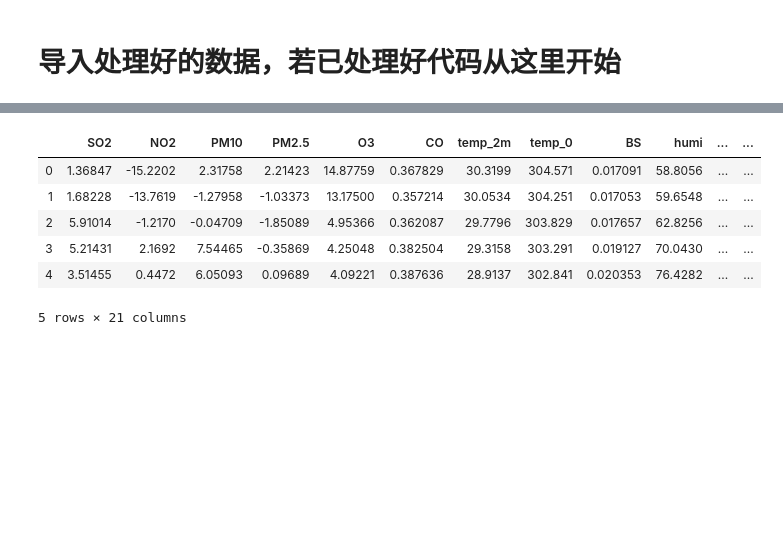
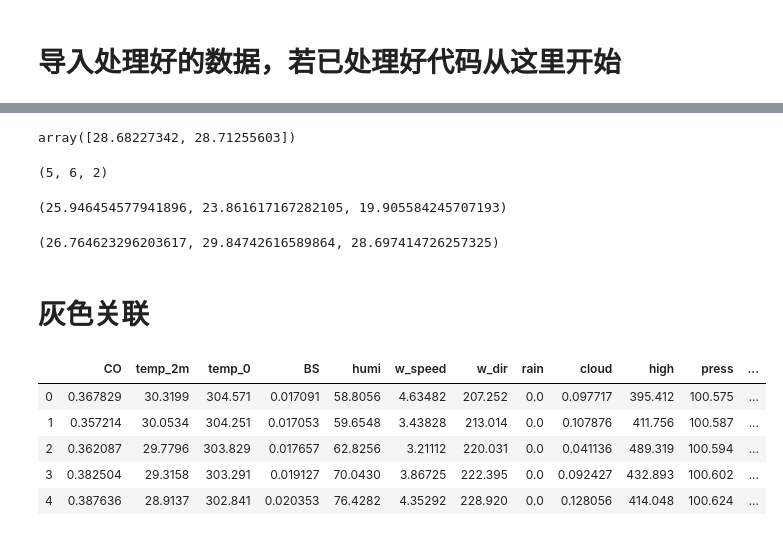
Before and after one commit to ximing766/HWB, a Jupyter notebook: 第三题.ipynb, the cells around one changed output, grey strips where cells are left out. Saved outputs shown, nothing was run; the diff lists cells and outputs as text; code cells hidden in the pictures; blank space fills up the shorter version.

```diff
--- a/第三题.ipynb
+++ b/第三题.ipynb
@@ -67,11 +751,28 @@ pol.to_csv('pollution_diff.csv')
+# %%
+result6
+# %% [output]
+array([28.68227342, 28.71255603])
+# %%
+len(result4),len(result5),len(result6)
+# %% [output]
+(5, 6, 2)
+# %%
+sum(result1)/len(result1),sum(result2)/len(result2),sum(result3)/len(result3)
+# %% [output]
+(25.946454577941896, 23.861617167282105, 19.905584245707193)
+# %%
+sum(result4)/len(result4),sum(result5)/len(result5),sum(result6)/len(result6)
+# %% [output]
+(26.764623296203617, 29.84742616589864, 28.697414726257325)
+# %% [markdown]
+#  灰色关联
 # %%
-data = pd.read_csv('pollution_diff.csv',sep=',',header=0)
+data = pd.read_csv('pollution_diff.csv',sep=',',header=0,usecols=[5,6,7,8,9,10,11,12,13,14,15,16,17,18,19,20])
 data.head()
 # %% [output]
-|  | SO2 | NO2 | PM10 | PM2.5 | O3 | CO | temp_2m | temp_0 | BS | humi | ... | ... |
-| 0 | 1.36847 | -15.2202 | 2.31758 | 2.21423 | 14.87759 | 0.367829 | 30.3199 | 304.571 | 0.017091 | 58.8056 | ... | ... |
-| 1 | 1.68228 | -13.7619 | -1.27958 | -1.03373 | 13.17500 | 0.357214 | 30.0534 | 304.251 | 0.017053 | 59.6548 | ... | ... |
-| 2 | 5.91014 | -1.2170 | -0.04709 | -1.85089 | 4.95366 | 0.362087 | 29.7796 | 303.829 | 0.017657 | 62.8256 | ... | ... |
-| 3 | 5.21431 | 2.1692 | 7.54465 | -0.35869 | 4.25048 | 0.382504 | 29.3158 | 303.291 | 0.019127 | 70.0430 | ... | ... |
-| 4 | 3.51455 | 0.4472 | 6.05093 | 0.09689 | 4.09221 | 0.387636 | 28.9137 | 302.841 | 0.020353 | 76.4282 | ... | ... |
+|  | CO | temp_2m | temp_0 | BS | humi | w_speed | w_dir | rain | cloud | high | press | ... |
+| 0 | 0.367829 | 30.3199 | 304.571 | 0.017091 | 58.8056 | 4.63482 | 207.252 | 0.0 | 0.097717 | 395.412 | 100.575 | ... |
+| 1 | 0.357214 | 30.0534 | 304.251 | 0.017053 | 59.6548 | 3.43828 | 213.014 | 0.0 | 0.107876 | 411.756 | 100.587 | ... |
+| 2 | 0.362087 | 29.7796 | 303.829 | 0.017657 | 62.8256 | 3.21112 | 220.031 | 0.0 | 0.041136 | 489.319 | 100.594 | ... |
+| 3 | 0.382504 | 29.3158 | 303.291 | 0.019127 | 70.0430 | 3.86725 | 222.395 | 0.0 | 0.092427 | 432.893 | 100.602 | ... |
+| 4 | 0.387636 | 28.9137 | 302.841 | 0.020353 | 76.4282 | 4.35292 | 228.920 | 0.0 | 0.128056 | 414.048 | 100.624 | ... |
-5 rows × 21 columns
```
Also changed, not shown: parts of 55 cells of this notebook, 41 other files.
